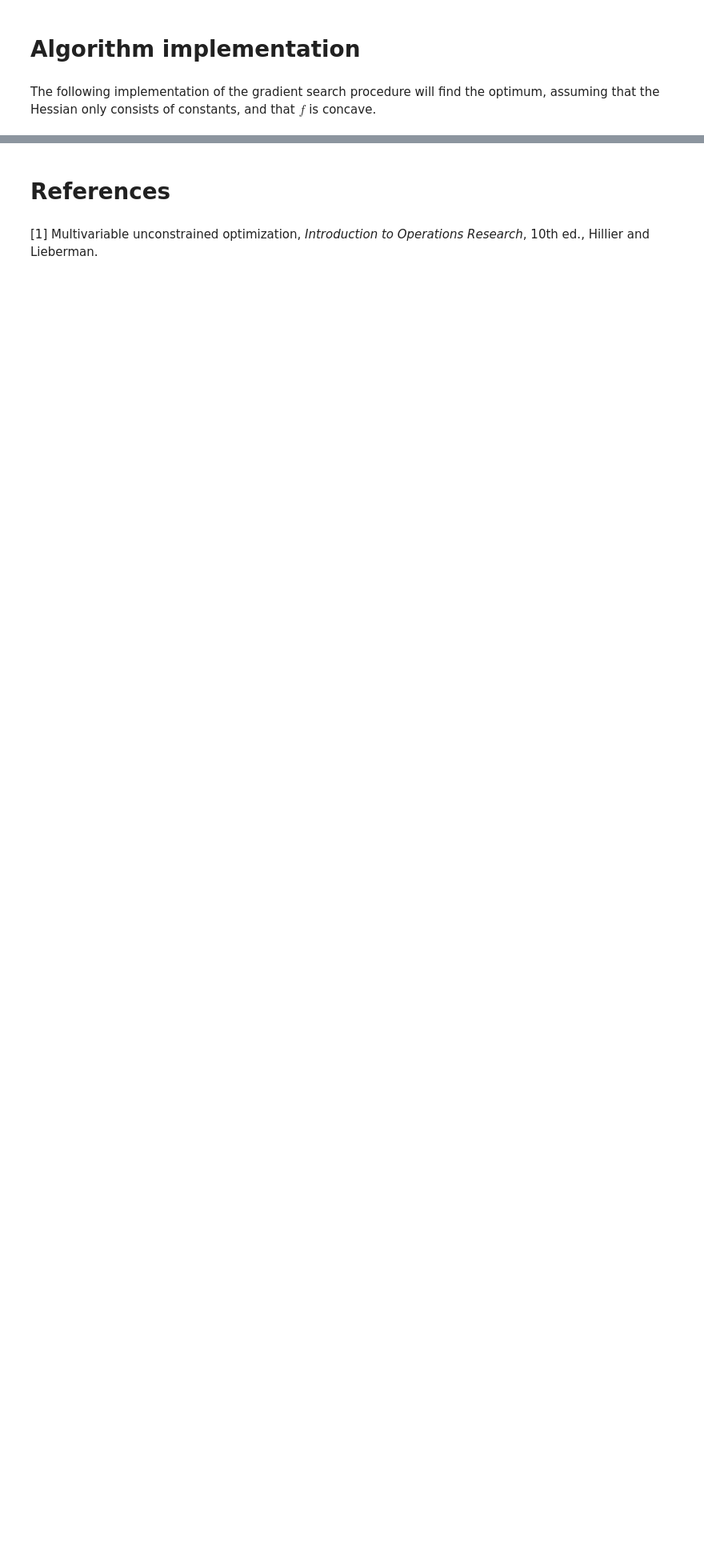
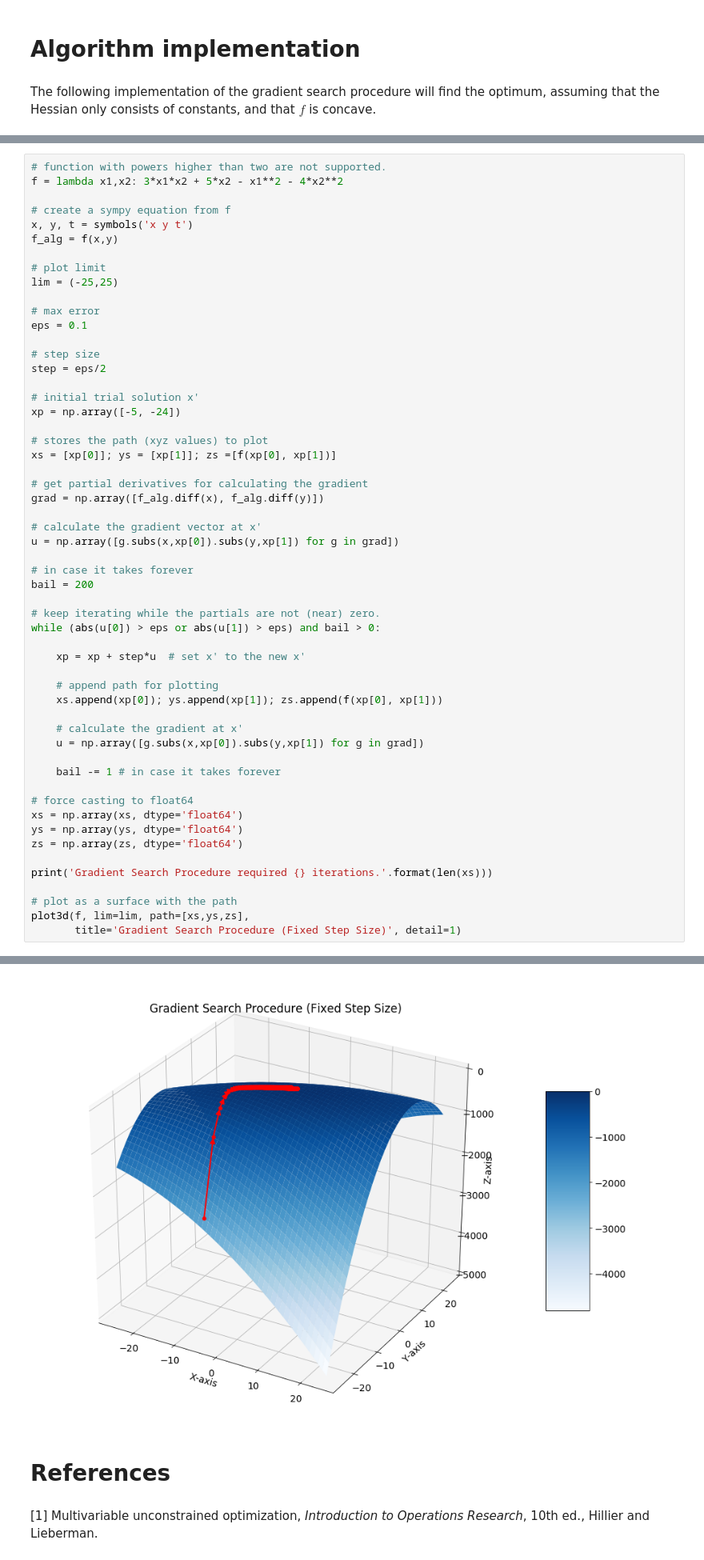
Before and after one commit to darkeclipz/or, a Jupyter notebook: nlp/Multivariable unconstrained optimization.ipynb, the cells around one changed output, grey strips where cells are left out. Shown at 80% size. Drawn from its saved outputs; the diff is of its cells as text; blank space fills up the shorter version.

```diff
--- a/nlp/Multivariable unconstrained optimization.ipynb
+++ b/nlp/Multivariable unconstrained optimization.ipynb
@@ -273,0 +281,56 @@ grad, u, d, tp, xp, xs, ys, zs, bail
+# %%
+# function with powers higher than two are not supported.
+f = lambda x1,x2: 3*x1*x2 + 5*x2 - x1**2 - 4*x2**2
+
+# create a sympy equation from f
+x, y, t = symbols('x y t')
+f_alg = f(x,y)
+
+# plot limit
+lim = (-25,25)
+
+# max error
+eps = 0.1
+
+# step size
+step = eps/2
+
+# initial trial solution x'
+xp = np.array([-5, -24])
+
+# stores the path (xyz values) to plot
+xs = [xp[0]]; ys = [xp[1]]; zs =[f(xp[0], xp[1])]
+
+# get partial derivatives for calculating the gradient
+grad = np.array([f_alg.diff(x), f_alg.diff(y)])
+
+# calculate the gradient vector at x'
+u = np.array([g.subs(x,xp[0]).subs(y,xp[1]) for g in grad])
+
+# in case it takes forever
+bail = 200
+
+# keep iterating while the partials are not (near) zero.
+while (abs(u[0]) > eps or abs(u[1]) > eps) and bail > 0:
+
+    xp = xp + step*u  # set x' to the new x'
+
+    # append path for plotting
+    xs.append(xp[0]); ys.append(xp[1]); zs.append(f(xp[0], xp[1]))
+
+    # calculate the gradient at x'
+    u = np.array([g.subs(x,xp[0]).subs(y,xp[1]) for g in grad])
+
+    bail -= 1 # in case it takes forever
+
+# force casting to float64
+xs = np.array(xs, dtype='float64')
+ys = np.array(ys, dtype='float64')
+zs = np.array(zs, dtype='float64')
+
+print('Gradient Search Procedure required {} iterations.'.format(len(xs)))
+
+# plot as a surface with the path
+plot3d(f, lim=lim, path=[xs,ys,zs],
+       title='Gradient Search Procedure (Fixed Step Size)', detail=1)
+# %% [output]
@@ -274,3 +340,4 @@ grad, u, d, tp, xp, xs, ys, zs, bail
+[figure, added]
 # %% [markdown]
 # References
 # %% [markdown]
```
Also changed, not shown: parts of 14 cells of this notebook, 1 other file.
